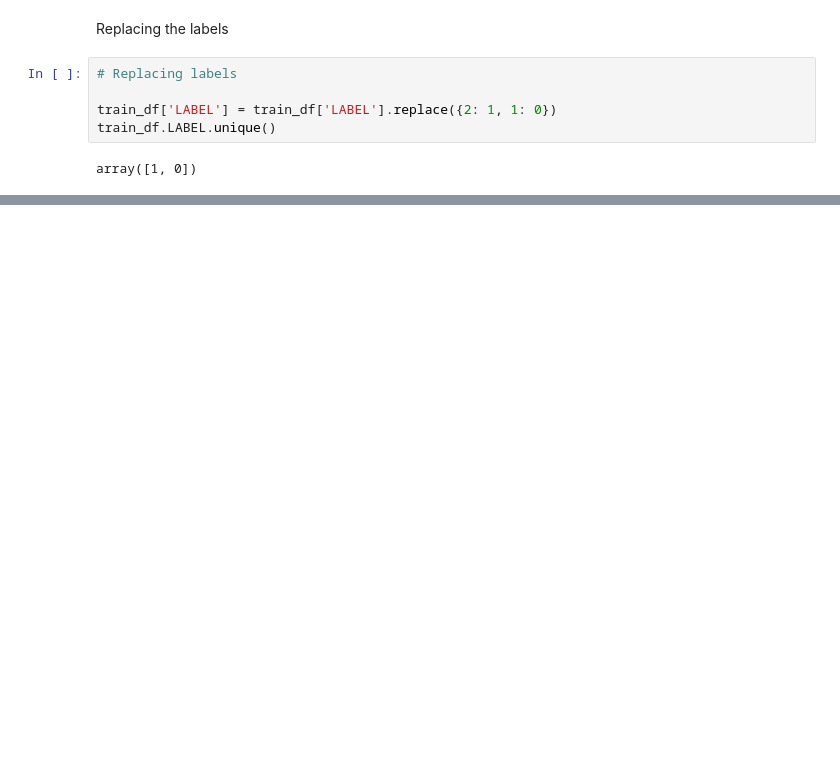
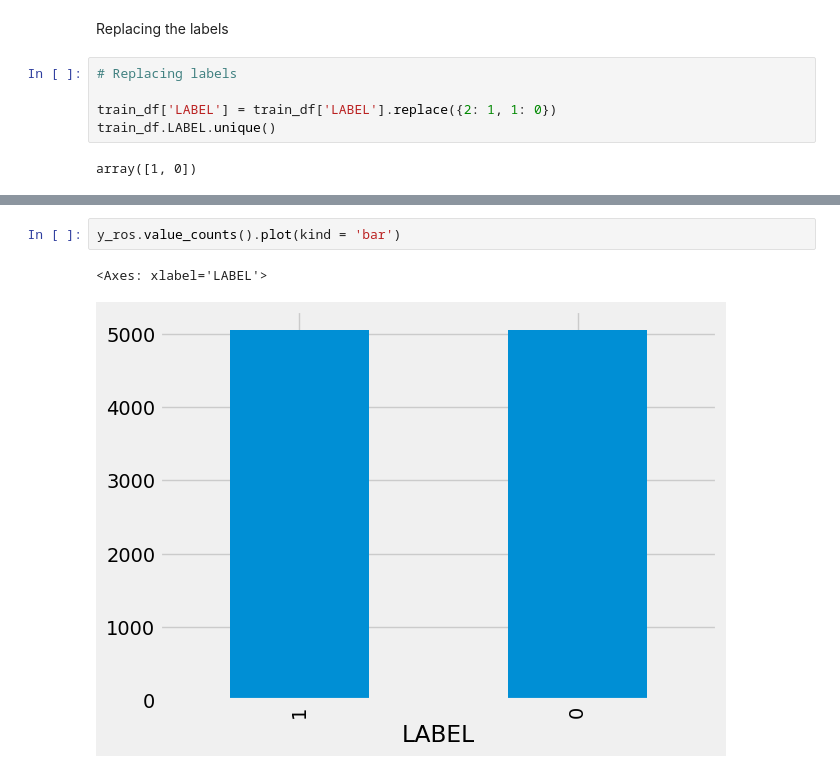
Before and after one commit to Meowmixforme/Kaggle_Machine_Learning_Projects, a Jupyter notebook: Project 3 Exoplanet Hunting Using Machine Learning/Exo.ipynb, the cells around one changed output, grey strips where cells are left out. Cells and saved outputs as stored; diff of their text form; blank space fills up the shorter version.

```diff
--- a/Project 3 Exoplanet Hunting Using Machine Learning/Exo.ipynb
+++ b/Project 3 Exoplanet Hunting Using Machine Learning/Exo.ipynb
@@ -101,0 +175,5 @@ array([1, 0])
+# %%
+y_ros.value_counts().plot(kind = 'bar')
+# %% [output]
+<Axes: xlabel='LABEL'>
+[figure, added]
```
Also changed, not shown: parts of 24 cells of this notebook.
